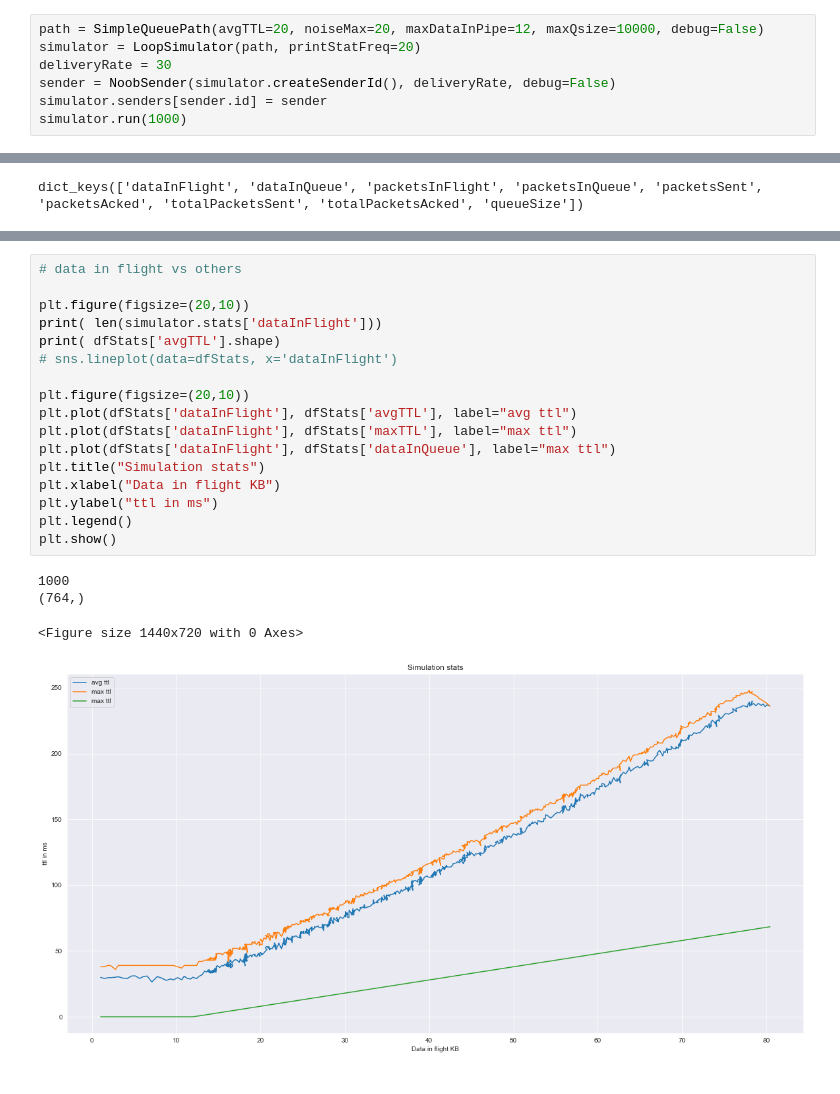
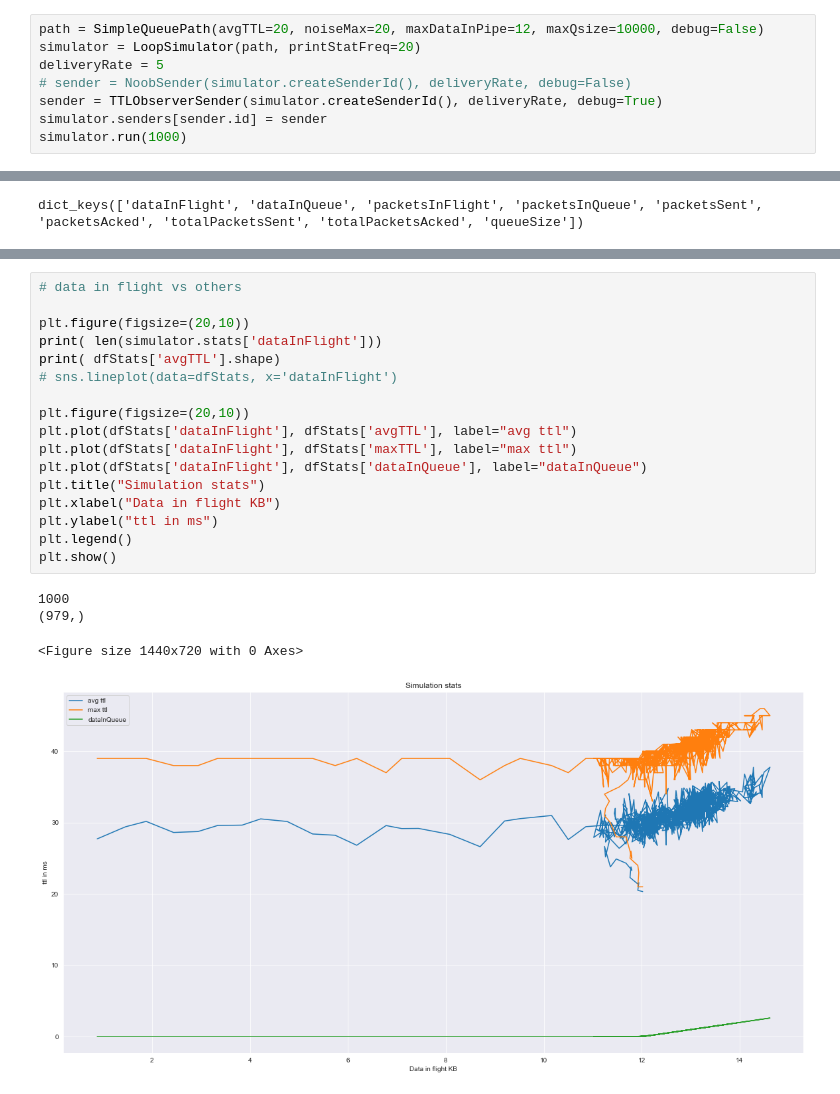
Before and after one commit to adhocmaster/netmad, a Jupyter notebook: notebooks/simulation-1.ipynb, the cells around one changed output, grey strips where cells are left out. Drawn from its saved outputs; the diff is of its cells as text.

Commit message:
first experiment with sender which observes ttl and changes delivery rate

```diff
--- a/notebooks/simulation-1.ipynb
+++ b/notebooks/simulation-1.ipynb
@@ -20,8 +19,9 @@ sns.set_style("darkgrid")
 # %%
 path = SimpleQueuePath(avgTTL=20, noiseMax=20, maxDataInPipe=12, maxQsize=10000, debug=False)
 simulator = LoopSimulator(path, printStatFreq=20)
-deliveryRate = 30
-sender = NoobSender(simulator.createSenderId(), deliveryRate, debug=False)
+deliveryRate = 5
+# sender = NoobSender(simulator.createSenderId(), deliveryRate, debug=False)
+sender = TTLObserverSender(simulator.createSenderId(), deliveryRate, debug=True)
 simulator.senders[sender.id] = sender
 simulator.run(1000)
 # %% [output]
@@ -128,22 +129,22 @@ dfStats.plot(figsize=(20,10))
 # %%
 # data in flight vs others
 
 plt.figure(figsize=(20,10))
 print( len(simulator.stats['dataInFlight']))
 print( dfStats['avgTTL'].shape)
 # sns.lineplot(data=dfStats, x='dataInFlight')
 
 plt.figure(figsize=(20,10))
 plt.plot(dfStats['dataInFlight'], dfStats['avgTTL'], label="avg ttl")
 plt.plot(dfStats['dataInFlight'], dfStats['maxTTL'], label="max ttl")
-plt.plot(dfStats['dataInFlight'], dfStats['dataInQueue'], label="max ttl")
+plt.plot(dfStats['dataInFlight'], dfStats['dataInQueue'], label="dataInQueue")
 plt.title("Simulation stats")
 plt.xlabel("Data in flight KB")
 plt.ylabel("ttl in ms")
 plt.legend()
 plt.show()
 # %% [output]
 1000
-(764,)
+(979,)
 <Figure size 1440x720 with 0 Axes>
-[figure, old version]
+[figure, new version]
```
Also changed, not shown: parts of 12 cells of this notebook, 1 other file.
